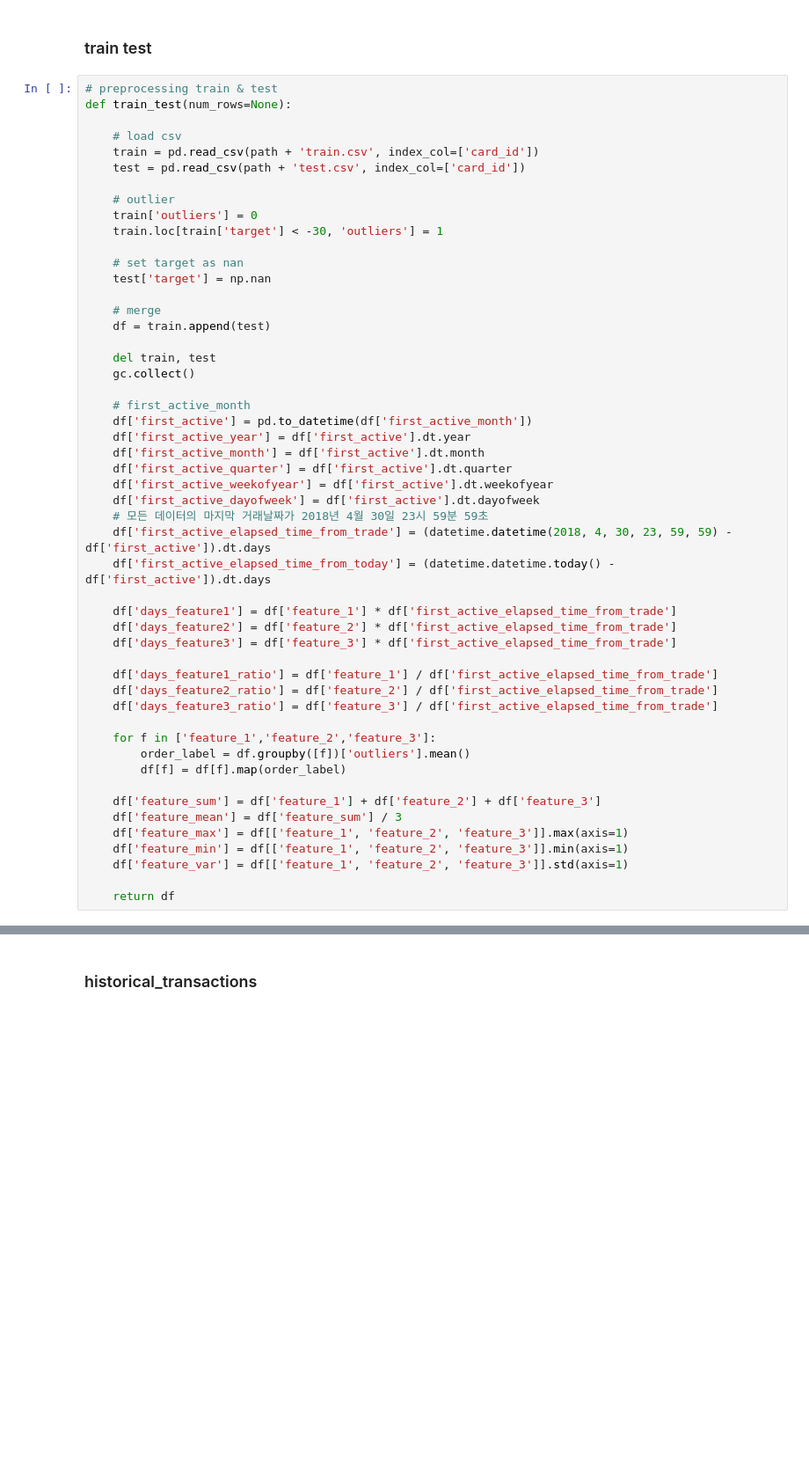
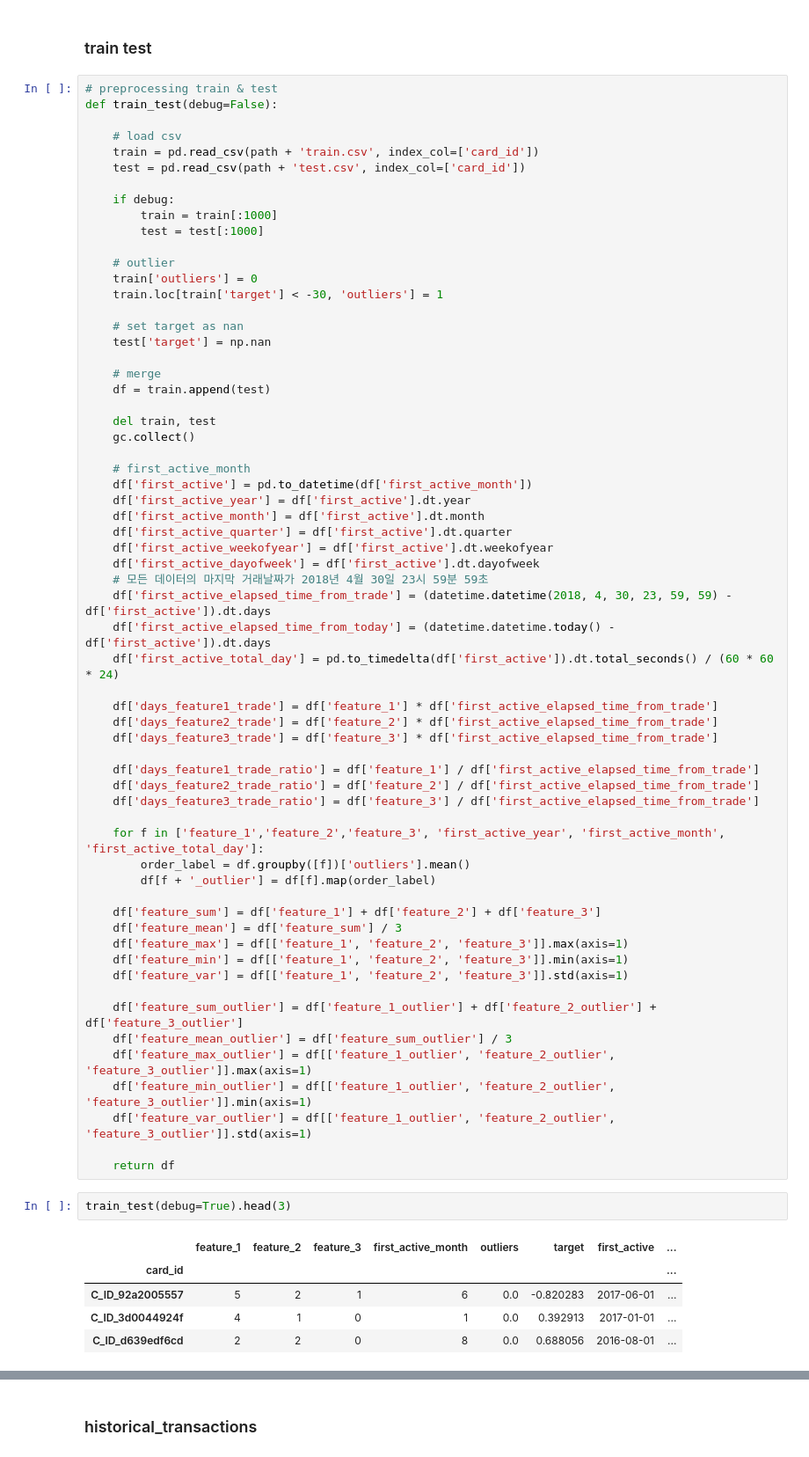
Before and after one commit to SONG-WONHO/Kaggle-Elo, a Jupyter notebook: 2 Feature Engineering All.ipynb, the cells around one changed output, grey strips where cells are left out. Shown at 88% size. Saved outputs shown, nothing was run; the diff lists cells and outputs as text; blank space fills up the shorter version.

```diff
--- a/2 Feature Engineering All.ipynb
+++ b/2 Feature Engineering All.ipynb
@@ -68,11 +83,15 @@ def ref_date(data):
 ### train test
 # %%
 # preprocessing train & test
-def train_test(num_rows=None):
+def train_test(debug=False):
 
     # load csv
     train = pd.read_csv(path + 'train.csv', index_col=['card_id'])
     test = pd.read_csv(path + 'test.csv', index_col=['card_id'])
+
+    if debug:
+        train = train[:1000]
+        test = test[:1000]
 
     # outlier
     train['outliers'] = 0
@@ -97,18 +116,19 @@ def train_test(num_rows=None):
     # 모든 데이터의 마지막 거래날짜가 2018년 4월 30일 23시 59분 59초
     df['first_active_elapsed_time_from_trade'] = (datetime.datetime(2018, 4, 30, 23, 59, 59) - df['first_active']).dt.days
     df['first_active_elapsed_time_from_today'] = (datetime.datetime.today() - df['first_active']).dt.days
+    df['first_active_total_day'] = pd.to_timedelta(df['first_active']).dt.total_seconds() / (60 * 60 * 24)
 
-    df['days_feature1'] = df['feature_1'] * df['first_active_elapsed_time_from_trade']
-    df['days_feature2'] = df['feature_2'] * df['first_active_elapsed_time_from_trade']
-    df['days_feature3'] = df['feature_3'] * df['first_active_elapsed_time_from_trade']
+    df['days_feature1_trade'] = df['feature_1'] * df['first_active_elapsed_time_from_trade']
+    df['days_feature2_trade'] = df['feature_2'] * df['first_active_elapsed_time_from_trade']
+    df['days_feature3_trade'] = df['feature_3'] * df['first_active_elapsed_time_from_trade']
 
-    df['days_feature1_ratio'] = df['feature_1'] / df['first_active_elapsed_time_from_trade']
-    df['days_feature2_ratio'] = df['feature_2'] / df['first_active_elapsed_time_from_trade']
-    df['days_feature3_ratio'] = df['feature_3'] / df['first_active_elapsed_time_from_trade']
+    df['days_feature1_trade_ratio'] = df['feature_1'] / df['first_active_elapsed_time_from_trade']
+    df['days_feature2_trade_ratio'] = df['feature_2'] / df['first_active_elapsed_time_from_trade']
+    df['days_feature3_trade_ratio'] = df['feature_3'] / df['first_active_elapsed_time_from_trade']
 
-    for f in ['feature_1','feature_2','feature_3']:
+    for f in ['feature_1','feature_2','feature_3', 'first_active_year', 'first_active_month', 'first_active_total_day']:
         order_label = df.groupby([f])['outliers'].mean()
-        df[f] = df[f].map(order_label)
+        df[f + '_outlier'] = df[f].map(order_label)
 
     df['feature_sum'] = df['feature_1'] + df['feature_2'] + df['feature_3']
     df['feature_mean'] = df['feature_sum'] / 3
@@ -116,4 +136,18 @@ def train_test(num_rows=None):
     df['feature_min'] = df[['feature_1', 'feature_2', 'feature_3']].min(axis=1)
     df['feature_var'] = df[['feature_1', 'feature_2', 'feature_3']].std(axis=1)
 
+    df['feature_sum_outlier'] = df['feature_1_outlier'] + df['feature_2_outlier'] + df['feature_3_outlier']
+    df['feature_mean_outlier'] = df['feature_sum_outlier'] / 3
+    df['feature_max_outlier'] = df[['feature_1_outlier', 'feature_2_outlier', 'feature_3_outlier']].max(axis=1)
+    df['feature_min_outlier'] = df[['feature_1_outlier', 'feature_2_outlier', 'feature_3_outlier']].min(axis=1)
+    df['feature_var_outlier'] = df[['feature_1_outlier', 'feature_2_outlier', 'feature_3_outlier']].std(axis=1)
+
     return df
+# %%
+train_test(debug=True).head(3)
+# %% [output]
+|  | feature_1 | feature_2 | feature_3 | first_active_month | outliers | target | first_active | ... |
+| card_id |  |  |  |  |  |  |  | ... |
+| C_ID_92a2005557 | 5 | 2 | 1 | 6 | 0.0 | -0.820283 | 2017-06-01 | ... |
+| C_ID_3d0044924f | 4 | 1 | 0 | 1 | 0.0 | 0.392913 | 2017-01-01 | ... |
+| C_ID_d639edf6cd | 2 | 2 | 0 | 8 | 0.0 | 0.688056 | 2016-08-01 | ... |
```
Also changed, not shown: parts of 22 cells of this notebook.
